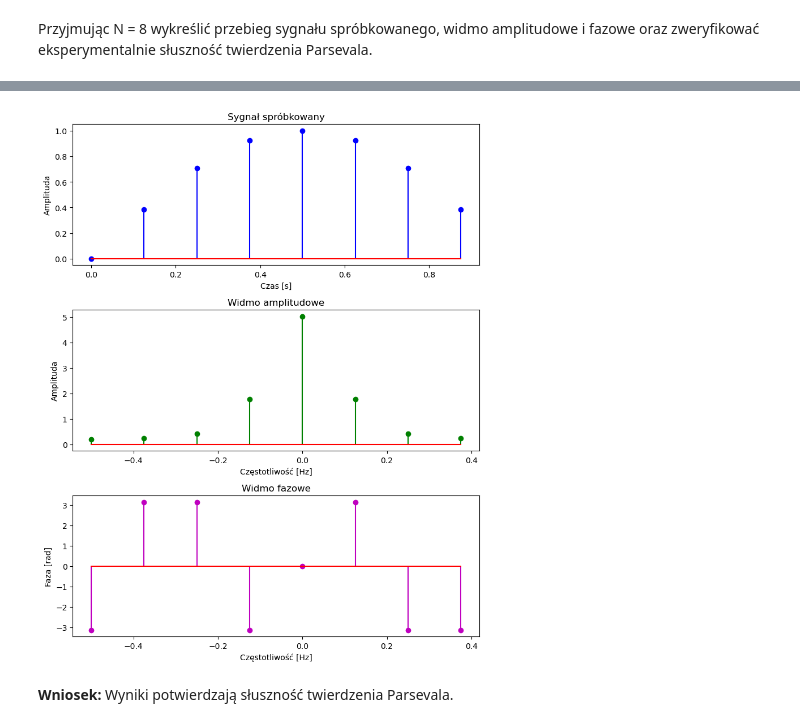
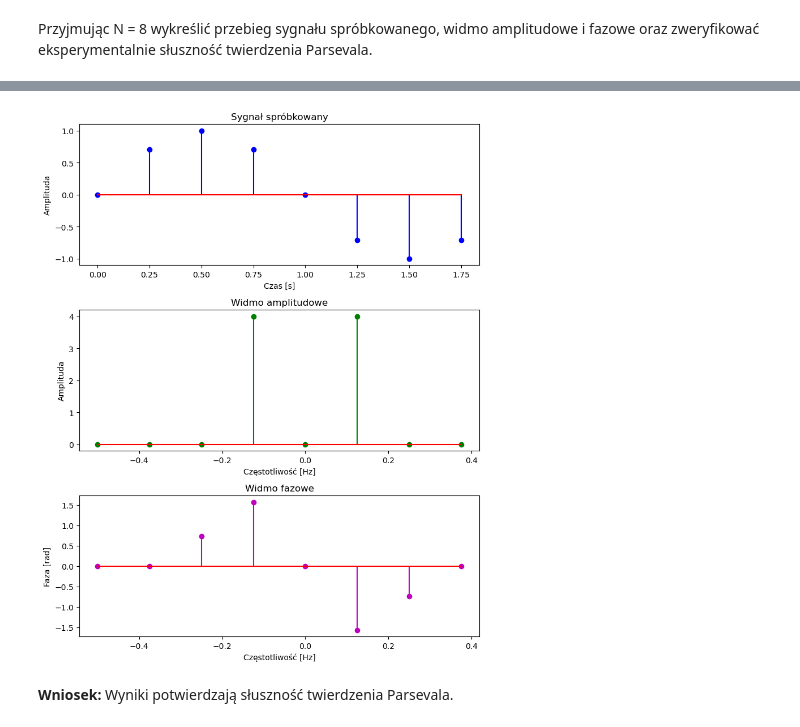
Before and after one commit to Kerciu/WMM_25L, a Jupyter notebook: signals/zad1.ipynb, the cells around one changed output, grey strips where cells are left out. Cells and saved outputs as stored; diff of their text form; code cells hidden in the pictures.

```diff
--- a/signals/zad1.ipynb
+++ b/signals/zad1.ipynb
@@ -15,7 +15,7 @@ Przyjmując N = 8 wykreślić przebieg sygnału spróbkowanego, widmo amplitudow
 zweryfikować eksperymentalnie słuszność twierdzenia Parsevala.
 # %%
 N = 8                                       # liczba próbek
-t = np.linspace(0.0, 1, N, endpoint=False)  # czas próbkowania, liczba próbek N
+t = np.linspace(0.0, 2, N, endpoint=False)  # czas próbkowania, liczba próbek N
 signal = np.sin(np.pi * t)                  # sygnał s(t) = sin(πt)
 
 def calc_spectrum(signal):
@@ -88,5 +88,5 @@ right:  3.9999999999999996
 Parseval proven?  True
-[figure, old version]
+[figure, new version]
 # %% [markdown]
 **Wniosek:** Wyniki potwierdzają słuszność twierdzenia Parsevala.
 # %% [markdown]
```
Also changed, not shown: parts of 2 cells of this notebook.
